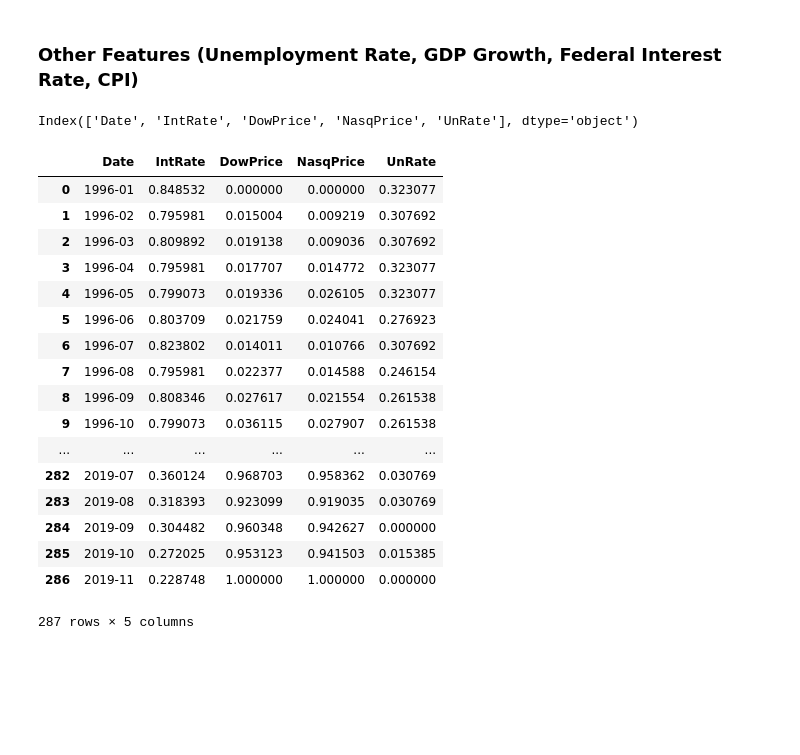
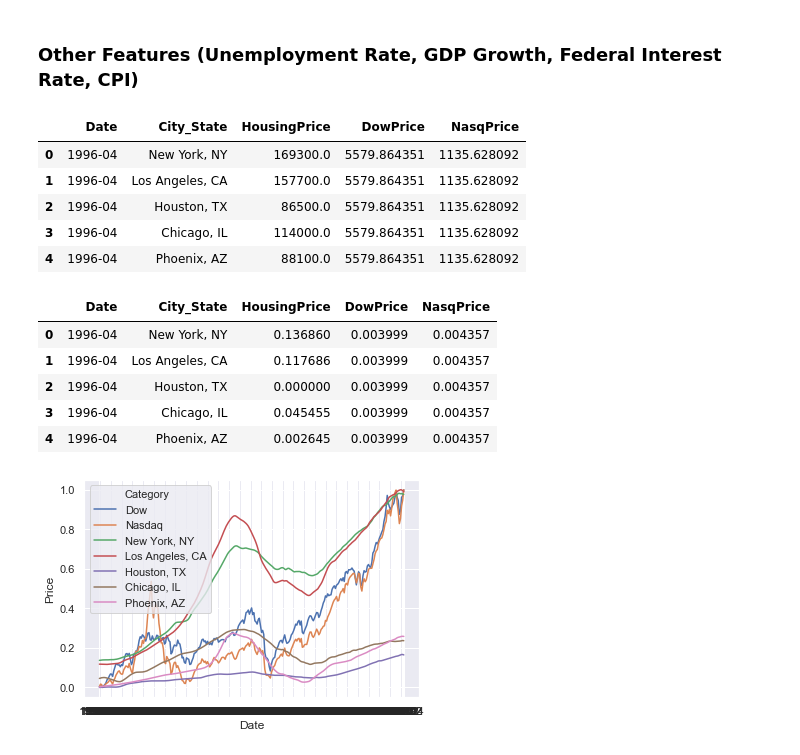
Before and after one commit to leehongc/housing, a Jupyter notebook: HousingProject.ipynb, the cells around one changed output. Drawn from its saved outputs; the diff is of its cells as text; code cells hidden in the pictures; blank space fills up the shorter version.

```diff
--- a/HousingProject.ipynb
+++ b/HousingProject.ipynb
@@ -666,9 +466,9 @@ dow.rename(columns = {'Close':'DowPrice'}, inplace = True)
 nasd.drop(['Open','High','Low','Adj Close','Volume'], axis = 1, inplace = True)
 nasd.rename(columns = {'Close':'NasqPrice'}, inplace = True)
 
-unempl.columns = ['Date', 'UnRate']
+unempl.columns = ['Date', 'UnRate %']
 
-intrate.columns = ['Date', 'IntRate']
+intrate.columns = ['Date', 'IntRate %']
 
 def downsample(df, col, period):
     df[col] = pd.to_datetime(df[col])
@@ -679,48 +479,65 @@ def downsample(df, col, period):
     return df
 
 intratey = downsample(intrate, 'Date', 'M')
+unemply = downsample(unempl, 'Date', 'M')
 dowy = downsample(dow, 'Date', 'M')
 nasdy = downsample(nasd, 'Date', 'M')
-unemply = downsample(unempl, 'Date', 'M')
 
-idmerge = intratey.merge(dowy, left_on = 'Date', right_on = 'Date')
-idnmerge = idmerge.merge(nasdy, left_on = 'Date', right_on = 'Date')
-idnumerge = idnmerge.merge(unemply, left_on = 'Date', right_on = 'Date')
-idnugmerge = idnumerge.merge(gdp, left_on = 'Date', right_on = 'Date')
+intunmerge = unemply.merge(intratey, left_on = 'Date', right_on = 'Date')
+downasdymerge = dowy.merge(nasdy, left_on = 'Date', right_on = 'Date')
+
+ziltop5 = zillowvisualtop5.copy()
+ziltop5.head()
+ziltop5 = ziltop5.rename(columns={'Price':'HousingPrice'})
+ziltop5['Date'] = ziltop5['Year'].dt.strftime('%Y-%m')
+
+ziltop5 = ziltop5.drop(['Year'], axis=1)
+zildownasmerge = ziltop5.merge(downasdymerge, left_on = 'Date', right_on = 'Date')
+zildownasmerge = zildownasmerge[['Date','City_State','HousingPrice','DowPrice','NasqPrice']]
+zildownasmerge.head()
 
 #idnugmerge_cols = list(idnugmerge.columns)
 #idnugmerge.columns = ['Year', 'IntRate', 'DowPrice', 'NasqPrice', 'UnRate', 'GDP (%)']
-idnumerge.describe()
-idnumerge.columns
 # %% [output]
-Index(['Date', 'IntRate', 'DowPrice', 'NasqPrice', 'UnRate'], dtype='object')
+|  | Date | City_State | HousingPrice | DowPrice | NasqPrice |
+| 0 | 1996-04 | New York, NY | 169300.0 | 5579.864351 | 1135.628092 |
+| 1 | 1996-04 | Los Angeles, CA | 157700.0 | 5579.864351 | 1135.628092 |
+| 2 | 1996-04 | Houston, TX | 86500.0 | 5579.864351 | 1135.628092 |
+| 3 | 1996-04 | Chicago, IL | 114000.0 | 5579.864351 | 1135.628092 |
+| 4 | 1996-04 | Phoenix, AZ | 88100.0 | 5579.864351 | 1135.628092 |
 # %%
 from sklearn.preprocessing import MinMaxScaler
 
 #Normalizing the data using MinMaxScaler
 #https://medium.com/@swethalakshmanan14/how-when-and-why-should-you-normalize-standardize-rescale-your-data-3f083def38ff
 #https://stackoverflow.com/questions/24645153/pandas-dataframe-columns-scaling-with-sklearn
 
 scaler = MinMaxScaler()
-idnumerge
-idnumerge[['IntRate', 'DowPrice', 'NasqPrice', 'UnRate']] = scaler.fit_transform(idnumerge[['IntRate', 'DowPrice', 'NasqPrice', 'UnRate']])
-idnumerge
+zildownasmerge[['HousingPrice', 'DowPrice', 'NasqPrice']] = scaler.fit_transform(zildownasmerge[['HousingPrice', 'DowPrice', 'NasqPrice']])
+zildownasmerge.head()
 # %% [output]
-|  | Date | IntRate | DowPrice | NasqPrice | UnRate |
-| 0 | 1996-01 | 0.848532 | 0.000000 | 0.000000 | 0.323077 |
-| 1 | 1996-02 | 0.795981 | 0.015004 | 0.009219 | 0.307692 |
-| 2 | 1996-03 | 0.809892 | 0.019138 | 0.009036 | 0.307692 |
-| 3 | 1996-04 | 0.795981 | 0.017707 | 0.014772 | 0.323077 |
-| 4 | 1996-05 | 0.799073 | 0.019336 | 0.026105 | 0.323077 |
-| 5 | 1996-06 | 0.803709 | 0.021759 | 0.024041 | 0.276923 |
-| 6 | 1996-07 | 0.823802 | 0.014011 | 0.010766 | 0.307692 |
-| 7 | 1996-08 | 0.795981 | 0.022377 | 0.014588 | 0.246154 |
-| 8 | 1996-09 | 0.808346 | 0.027617 | 0.021554 | 0.261538 |
-| 9 | 1996-10 | 0.799073 | 0.036115 | 0.027907 | 0.261538 |
-| ... | ... | ... | ... | ... | ... |
-| 282 | 2019-07 | 0.360124 | 0.968703 | 0.958362 | 0.030769 |
-| 283 | 2019-08 | 0.318393 | 0.923099 | 0.919035 | 0.030769 |
-| 284 | 2019-09 | 0.304482 | 0.960348 | 0.942627 | 0.000000 |
-| 285 | 2019-10 | 0.272025 | 0.953123 | 0.941503 | 0.015385 |
-| 286 | 2019-11 | 0.228748 | 1.000000 | 1.000000 | 0.000000 |
+|  | Date | City_State | HousingPrice | DowPrice | NasqPrice |
+| 0 | 1996-04 | New York, NY | 0.136860 | 0.003999 | 0.004357 |
+| 1 | 1996-04 | Los Angeles, CA | 0.117686 | 0.003999 | 0.004357 |
+| 2 | 1996-04 | Houston, TX | 0.000000 | 0.003999 | 0.004357 |
+| 3 | 1996-04 | Chicago, IL | 0.045455 | 0.003999 | 0.004357 |
+| 4 | 1996-04 | Phoenix, AZ | 0.002645 | 0.003999 | 0.004357 |
-287 rows × 5 columns
+# %%
+import numpy as np
+
+
+zildowreshaped = pd.concat([
+    zildownasmerge.groupby("Date")["DowPrice"].first().to_frame().rename(
+        columns={"DowPrice": "Price"}
+    ).assign(Category="Dow"),
+    zildownasmerge.groupby("Date")["NasqPrice"].first().to_frame().rename(
+        columns={"NasqPrice": "Price"}
+    ).assign(Category="Nasdaq"),
+    zildownasmerge.set_index("Date").rename(
+        columns={"City_State": "Category", "HousingPrice": "Price"}
+    ).drop(["NasqPrice", "DowPrice"], axis=1)
+], axis=0, sort=False).reset_index()
+
+zildow = sns.lineplot(x='Date', y='Price', hue='Category', data=zildowreshaped)
+# %% [output]
+[figure, added]
```
Also changed, not shown: parts of 36 cells of this notebook.
